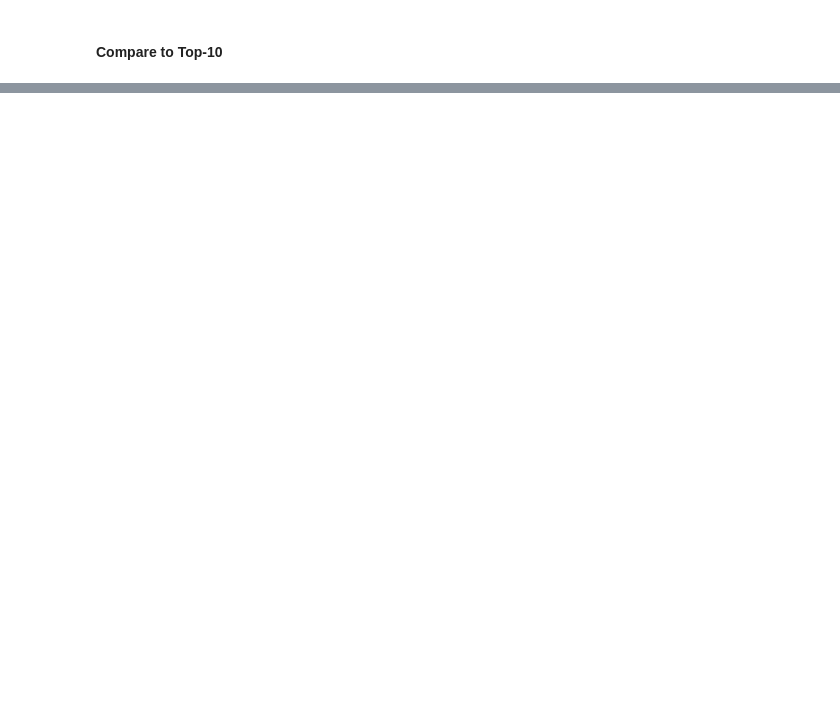
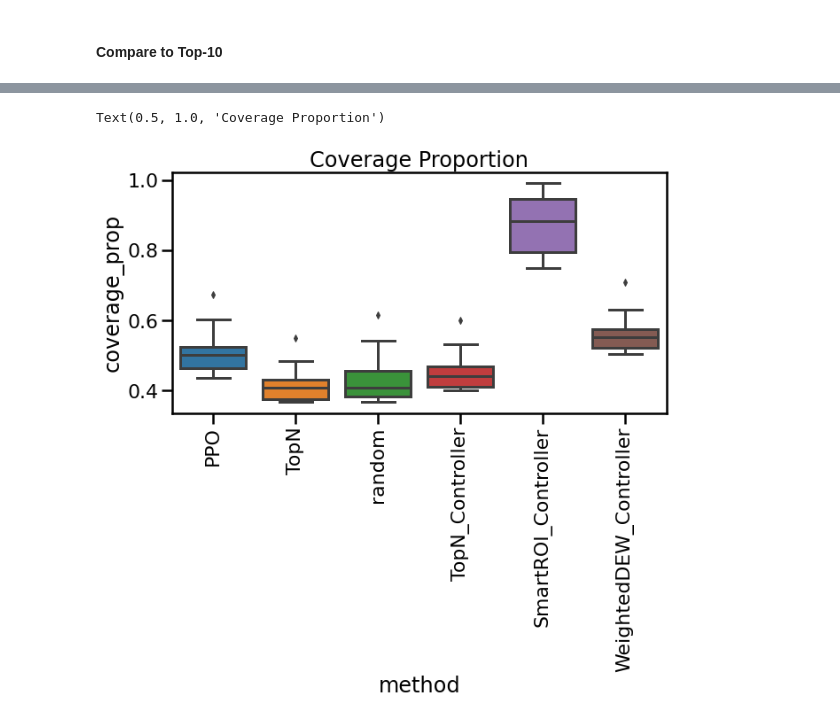
Before and after one commit to glasgowcompbio/vimms-gym, a Jupyter notebook: notebooks/simulated_chems/evaluation.ipynb, the cells around one changed output, grey strips where cells are left out. Drawn from its saved outputs; the diff is of its cells as text; code cells hidden in the pictures; blank space fills up the shorter version.

Commit message:
Initial usable model.

```diff
--- a/notebooks/simulated_chems/evaluation.ipynb
+++ b/notebooks/simulated_chems/evaluation.ipynb
@@ -250,2 +166,0 @@ for method in methods:
-# %%
-mass_spec = IndependentMassSpectrometer(ionisation_mode, filtered)
@@ -273,0 +167,24 @@ for mzml in mzmls:
+# %%
+copy_params = dict(params)
+copy_params['env']['rt_tol'] = rt_tol
+
+method_eval_results = {}
+for method in methods:
+    banner = 'method = %s max_peaks = %d rt_tol = %d' % (method, max_peaks, rt_tol)
+    print(banner)
+    print()
+
+    if method == 'PPO':
+        fname = os.path.join(in_dir, 'model_%s.zip' % method)
+        model = PPO.load(fname)
+    elif method == 'DQN':
+        fname = os.path.join(in_dir, 'model_%s.zip' % method)
+        model = DQN.load(fname)
+    else:
+        model = None
+
+    env = DDAEnv(max_peaks, copy_params)
+    eval_results = run_method(env, chem_list, method, out_dir, min_ms1_intensity=min_ms1_intensity, model=model,
+                              N=10, print_eval=True)
+    method_eval_results[method] = eval_results
+    print()
@@ -273,0 +382,11 @@ for mzml in mzmls:
+# %%
+data = []
+for method in method_eval_results:
+    eval_results = method_eval_results[method]
+    for eval_res in eval_results:
+        row = (method, float(eval_res['coverage_prop']), float(eval_res['intensity_prop']), float(eval_res['ms1/ms2 ratio']), float(eval_res['efficiency']))
+        data.append(row)
+
+df = pd.DataFrame(data, columns=['method', 'coverage_prop', 'intensity_prop', 'ms1/ms2_ratio', 'efficiency'])
+# df.set_index('method', inplace=True)
+df.head()
@@ -273,0 +400,10 @@ for mzml in mzmls:
+# %%
+sns.set_context("poster")
+# %%
+plt.figure(figsize=(10, 5))
+sns.boxplot(data=df, x='method', y='coverage_prop')
+plt.xticks(rotation=90)
+plt.title('Coverage Proportion')
+# %% [output]
+Text(0.5, 1.0, 'Coverage Proportion')
+[figure, added]
```
Also changed, not shown: parts of 50 cells of this notebook, 7 other files.
